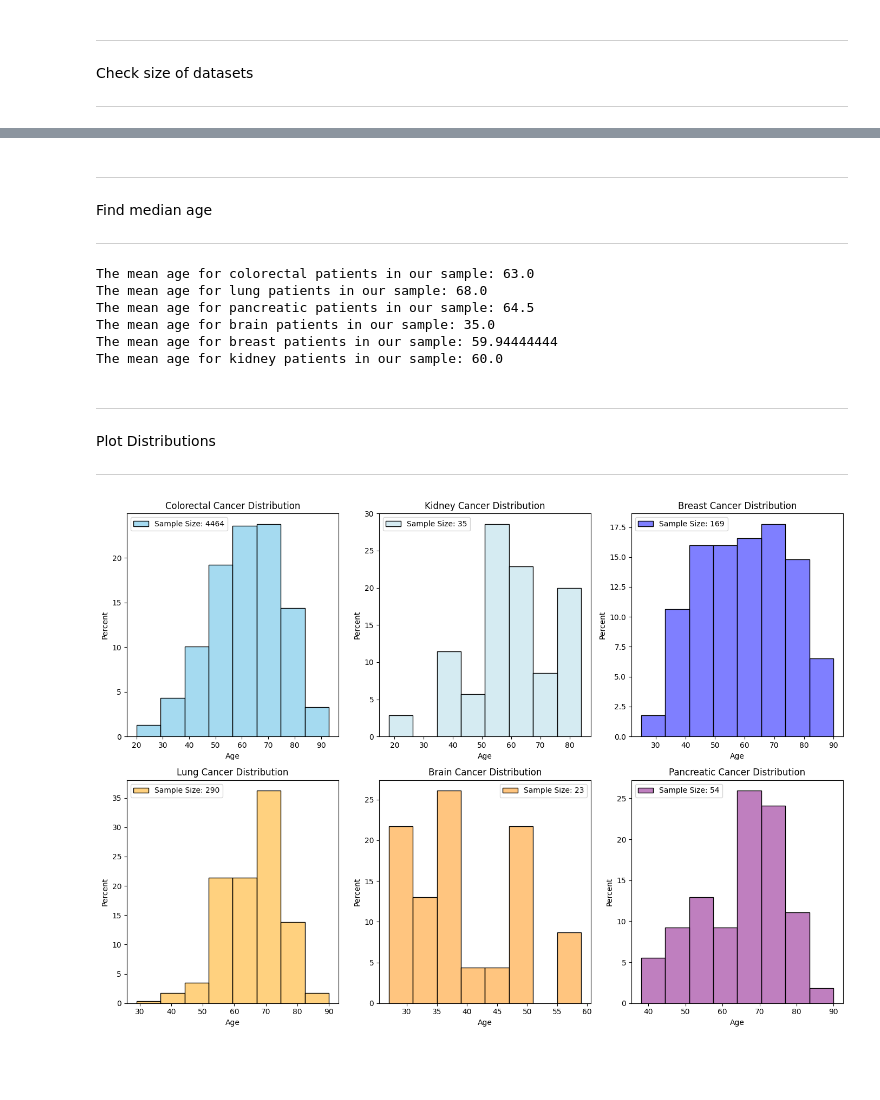
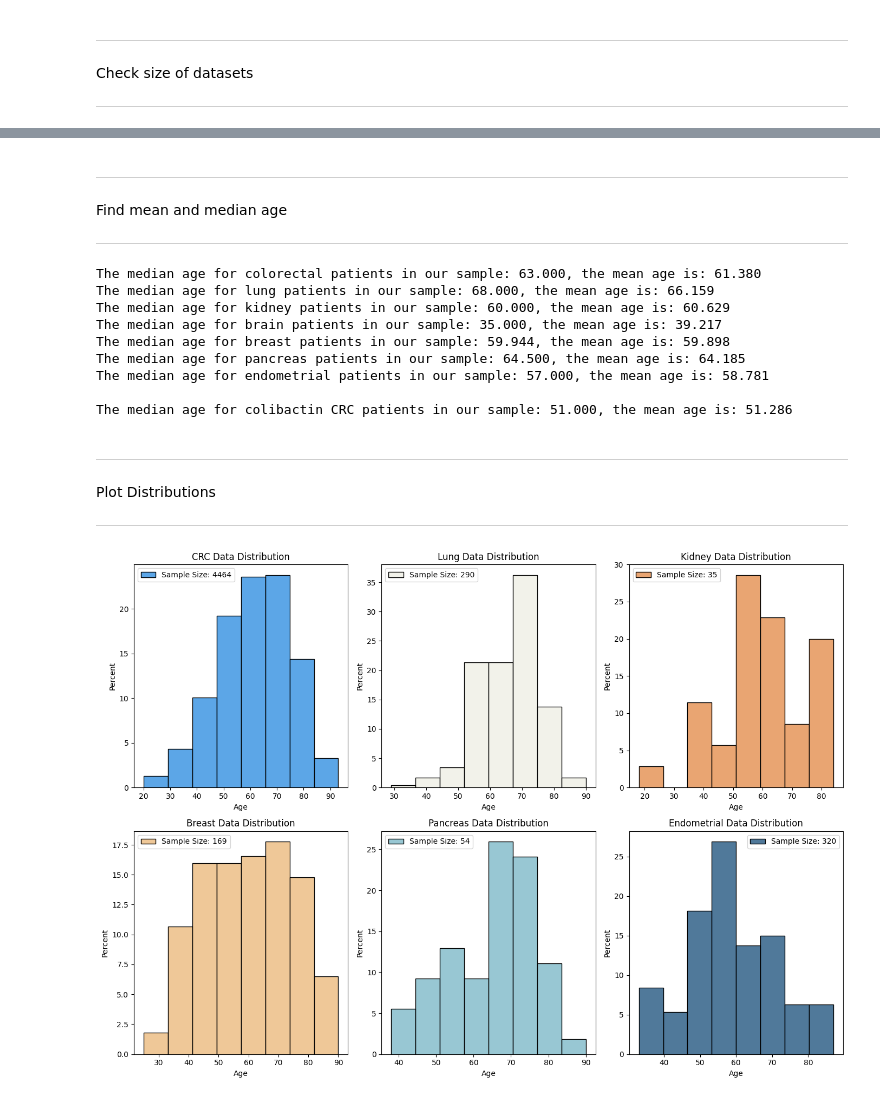
Before and after one commit to fredwdickinson/rscam-g6, a Jupyter notebook: Notebooks/nullcohort.ipynb, the cells around one changed output, grey strips where cells are left out. Saved outputs shown, nothing was run; the diff lists cells and outputs as text; code cells hidden in the pictures; blank space fills up the shorter version.

```diff
--- a/Notebooks/nullcohort.ipynb
+++ b/Notebooks/nullcohort.ipynb
@@ -118,22 +86,31 @@ clean_brain.head(1)
 # %% [markdown]
 ---
-Find median age
+Find mean and median age
 
 ---
 # %%
-dfs = [clean_crc, clean_lungs, clean_pancreas, clean_brain, clean_breast, clean_kidney]
-cancers = ["colorectal", "lung", "pancreatic", "brain", "breast", "kidney"]
+cancers = ["colorectal", "lung", "kidney", "brain", "breast", "pancreas", "endometrial"]
+i = 0
+for name, df in clean_dfs.items():
+    median = np.median(df["Age"].tolist())
+    mean = np.mean(df["Age"].tolist())
+    print(f"The median age for {cancers[i]} patients in our sample: {median:.3f}, the mean age is: {mean:.3f}")
+    i+=1
 
-for i, df in enumerate(dfs):
-    median = np.median(df["Age"].tolist())
-    print(f"The mean age for {cancers[i]} patients in our sample: {median}")
+mutation_crc = find_gene(clean_crc, "ENST00000257430.4:c.835-8A>G")
+median = np.median(mutation_crc["Age"].tolist())
+mean = np.mean(mutation_crc["Age"].tolist())
+print(f"\nThe median age for colibactin CRC patients in our sample: {median:.3f}, the mean age is: {mean:.3f}")
 # %% [output]
-The mean age for colorectal patients in our sample: 63.0
-The mean age for lung patients in our sample: 68.0
-The mean age for pancreatic patients in our sample: 64.5
-The mean age for brain patients in our sample: 35.0
-The mean age for breast patients in our sample: 59.94444444
-The mean age for kidney patients in our sample: 60.0
+The median age for colorectal patients in our sample: 63.000, the mean age is: 61.380
+The median age for lung patients in our sample: 68.000, the mean age is: 66.159
+The median age for kidney patients in our sample: 60.000, the mean age is: 60.629
+The median age for brain patients in our sample: 35.000, the mean age is: 39.217
+The median age for breast patients in our sample: 59.944, the mean age is: 59.898
+The median age for pancreas patients in our sample: 64.500, the mean age is: 64.185
+The median age for endometrial patients in our sample: 57.000, the mean age is: 58.781
+
+The median age for colibactin CRC patients in our sample: 51.000, the mean age is: 51.286
 # %% [markdown]
 ---
 Plot Distributions
@@ -141,33 +118,18 @@ Plot Distributions
 ---
 # %%
 fig, ax = plt.subplots(2, 3, figsize = (14, 10))
+colours = ["#2588DF", "#EEEEE4", "#E28743", "#EAB676", "#76b5C5", "#154C79", "#ABDBE3"]
 
-sns.histplot(clean_crc["Age"], stat = "percent", color = 'skyblue', bins = 8, ax = ax[0,0], label = f"Sample Size: {clean_crc.shape[0]}")
-ax[0,0].set_title("Colorectal Cancer Distribution")
-ax[0,0].legend()
+filtered = {name: df for name, df in clean_dfs.items() if name != "Brain Data"}
 
-sns.histplot(clean_lungs["Age"], stat = "percent", color = 'orange', bins = 8, alpha =0.5, ax = ax[1,0], label = f"Sample Size: {clean_lungs.shape[0]}")
-ax[1,0].set_title("Lung Cancer Distribution")
-ax[1,0].legend()
-
-sns.histplot(clean_breast["Age"], stat = "percent", color = 'blue', bins = 8, alpha =0.5, ax = ax[0,2], label = f"Sample Size: {clean_breast.shape[0]}")
-ax[0,2].set_title("Breast Cancer Distribution")
-ax[0,2].legend()
-
-sns.histplot(clean_kidney["Age"], stat = "percent", color = 'lightblue', bins = 8, alpha =0.5, ax = ax[0,1], label = f"Sample Size: {clean_kidney.shape[0]}")
-ax[0,1].set_title("Kidney Cancer Distribution")
-ax[0,1].legend()
-
-sns.histplot(clean_brain["Age"], stat = "percent", color = 'darkorange', bins = 8, alpha =0.5, ax = ax[1,1], label = f"Sample Size: {clean_brain.shape[0]}")
-ax[1,1].set_title("Brain Cancer Distribution")
-ax[1,1].legend()
-
-sns.histplot(clean_pancreas["Age"], stat = "percent", color = 'purple', bins = 8, alpha =0.5, ax = ax[1,2], label = f"Sample Size: {clean_pancreas.shape[0]}")
-ax[1,2].set_title("Pancreatic Cancer Distribution")
-ax[1,2].legend()
+ax = ax.flatten()
+for i, (name, df) in enumerate(filtered.items()):
+    sns.histplot(df["Age"], stat = "percent", color = colours[i], bins = 8, ax = ax[i], label = f"Sample Size: {df.shape[0]}")
+    ax[i].set_title(f"{name} Distribution")
+    ax[i].legend()
 
 plt.tight_layout()
 plt.show()
 # %% [output]
-[figure, old version]
+[figure, new version]
 # %% [markdown]
```
Also changed, not shown: parts of 25 cells of this notebook.
